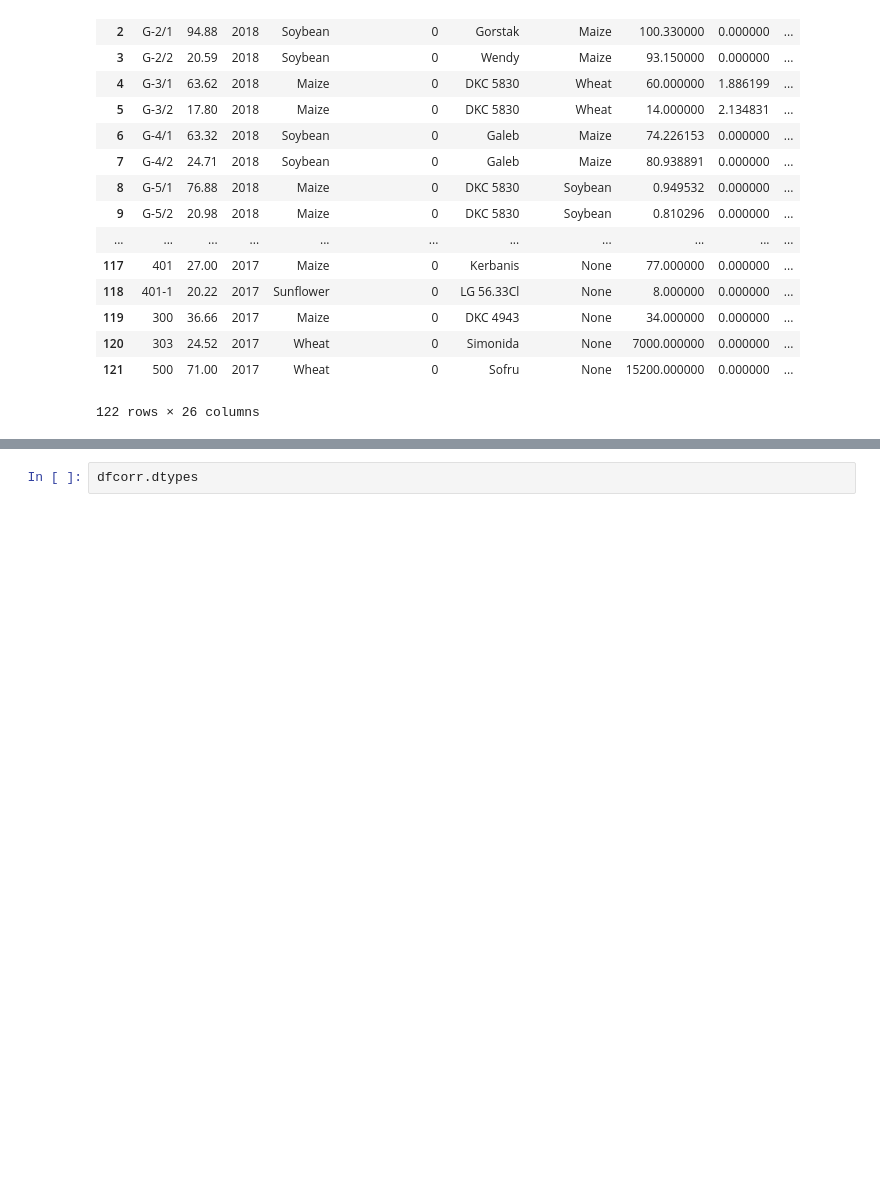
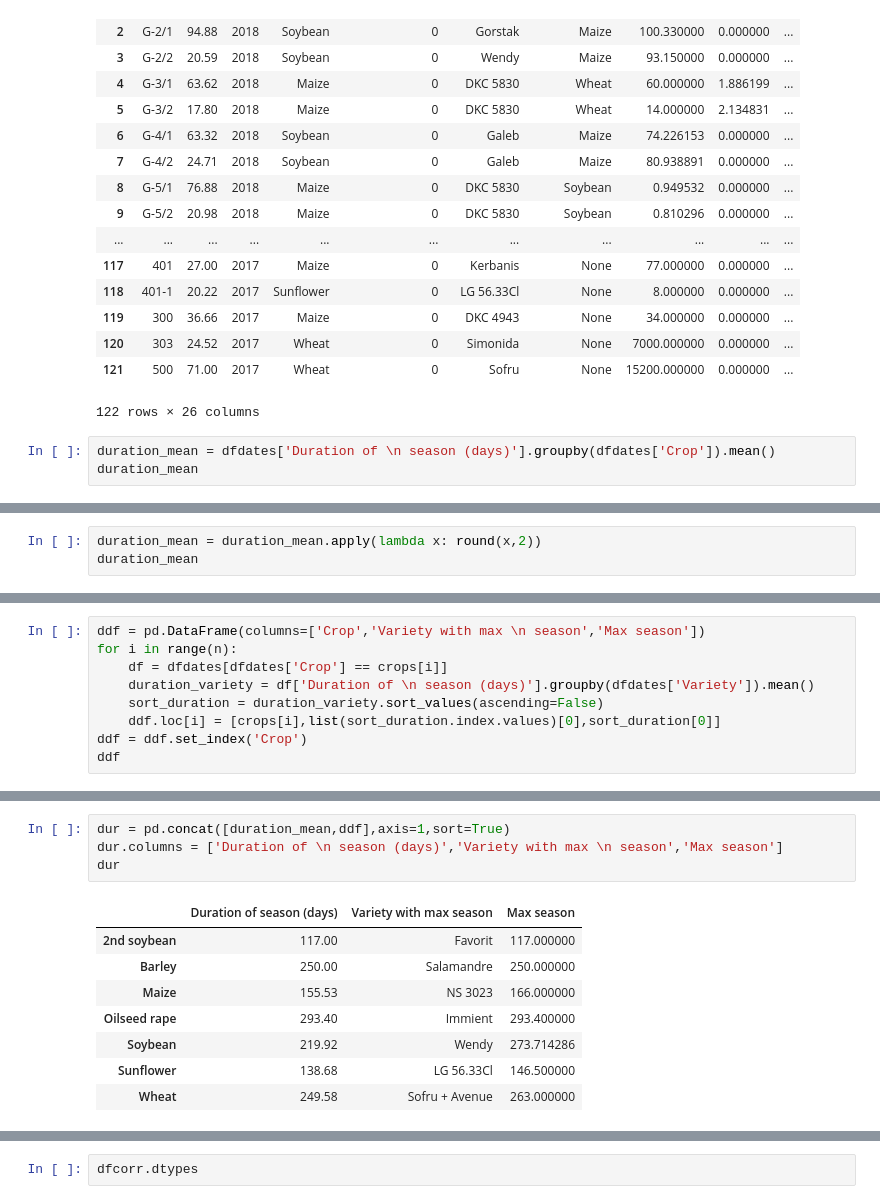
Before and after one commit to AndreaM1996/Project5, a Jupyter notebook: Project5.ipynb, the cells around one changed output, grey strips where cells are left out. Cells and saved outputs as stored; diff of their text form; blank space fills up the shorter version.

```diff
--- a/Project5.ipynb
+++ b/Project5.ipynb
@@ -387,3 +393,6 @@ dfdates
 | 120 | 303 | 24.52 | 2017 | Wheat | 0 | Simonida | None | 7000.000000 | 0.000000 | ... |
 | 121 | 500 | 71.00 | 2017 | Wheat | 0 | Sofru | None | 15200.000000 | 0.000000 | ... |
 122 rows × 26 columns
+# %%
+duration_mean = dfdates['Duration of \n season (days)'].groupby(dfdates['Crop']).mean()
+duration_mean
@@ -389,0 +409,3 @@ dfdates
+# %%
+duration_mean = duration_mean.apply(lambda x: round(x,2))
+duration_mean
@@ -389,0 +422,9 @@ dfdates
+# %%
+ddf = pd.DataFrame(columns=['Crop','Variety with max \n season','Max season'])
+for i in range(n):
+    df = dfdates[dfdates['Crop'] == crops[i]]
+    duration_variety = df['Duration of \n season (days)'].groupby(dfdates['Variety']).mean()
+    sort_duration = duration_variety.sort_values(ascending=False)
+    ddf.loc[i] = [crops[i],list(sort_duration.index.values)[0],sort_duration[0]]
+ddf = ddf.set_index('Crop')
+ddf
@@ -389,0 +441,13 @@ dfdates
+# %%
+dur = pd.concat([duration_mean,ddf],axis=1,sort=True)
+dur.columns = ['Duration of \n season (days)','Variety with max \n season','Max season']
+dur
+# %% [output]
+|  | Duration of season (days) | Variety with max season | Max season |
+| 2nd soybean | 117.00 | Favorit | 117.000000 |
+| Barley | 250.00 | Salamandre | 250.000000 |
+| Maize | 155.53 | NS 3023 | 166.000000 |
+| Oilseed rape | 293.40 | Immient | 293.400000 |
+| Soybean | 219.92 | Wendy | 273.714286 |
+| Sunflower | 138.68 | LG 56.33Cl | 146.500000 |
+| Wheat | 249.58 | Sofru + Avenue | 263.000000 |
```
Also changed, not shown: parts of 69 cells of this notebook.
